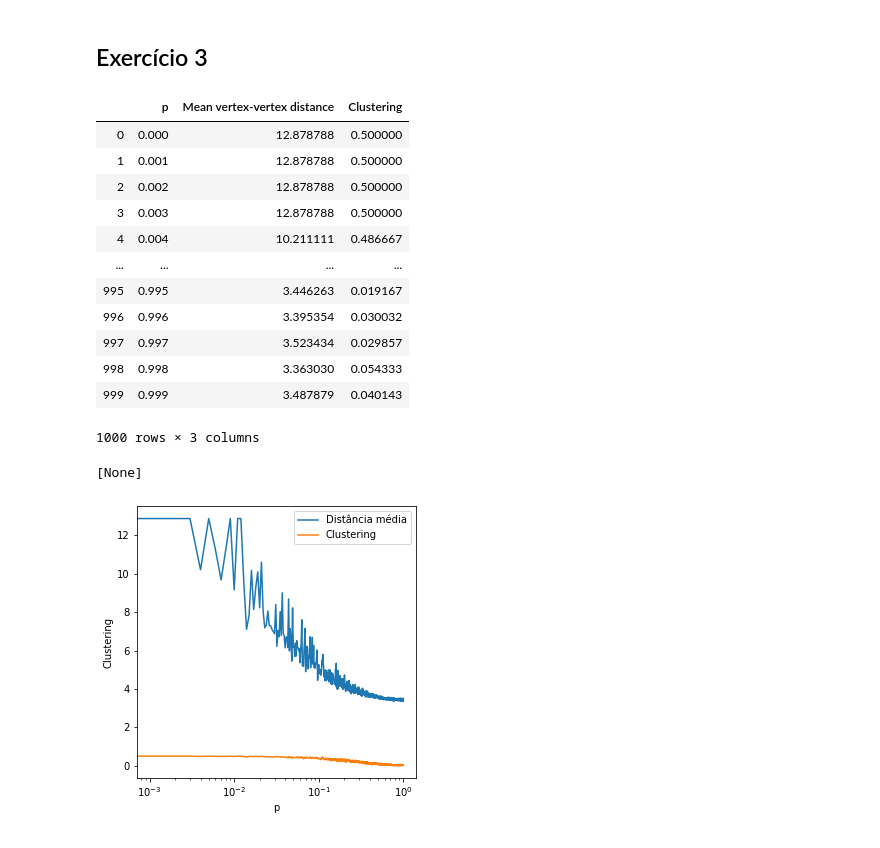
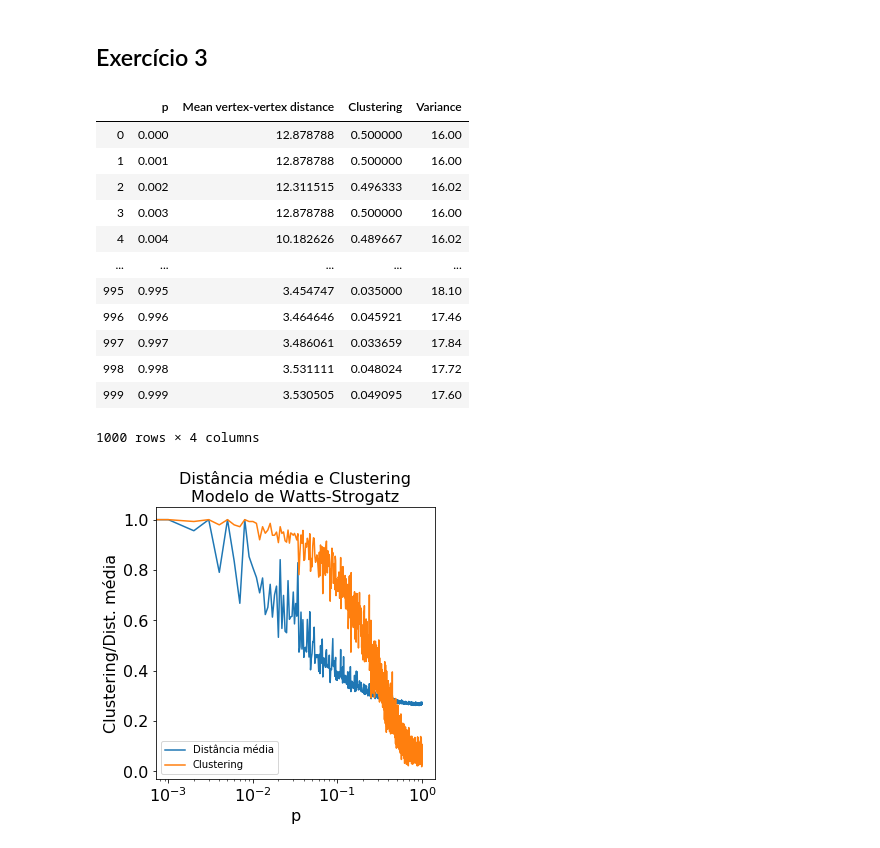
Before and after one commit to guimilan/redes_complexas, a Jupyter notebook: lista3/Lista3.ipynb, the cells around one changed output. Cells and saved outputs as stored; diff of their text form; code cells hidden in the pictures.

```diff
--- a/lista3/Lista3.ipynb
+++ b/lista3/Lista3.ipynb
@@ -226,35 +224,41 @@ Text(0.5, 1.0, 'Diâmetro\nk=30')
 # %% [markdown]
 ## Exercício 3
 # %%
-ex3_df = pd.DataFrame(columns=['p','Mean vertex-vertex distance','Clustering'])
+ex3_ws = pd.DataFrame(columns=['p','Mean vertex-vertex distance','Clustering','Variance'])
 n = 100
 k = 5
 for index, p in enumerate(np.arange(0, 1, 0.001)):
     ws = nx.watts_strogatz_graph(n, k, p, seed=None)
     mean_dist = nx.average_shortest_path_length(ws)
     clust = nx.average_clustering(ws)
-    ex3_df.loc[index] = [p, mean_dist, clust]
-
-ex3_df
+    var = moment_of_degree_distribution(ws, 2)
+    ex3_ws.loc[index] = [p, mean_dist, clust, var]
+ex3_ws
 # %% [output]
-|  | p | Mean vertex-vertex distance | Clustering |
-| 0 | 0.000 | 12.878788 | 0.500000 |
-| 1 | 0.001 | 12.878788 | 0.500000 |
-| 2 | 0.002 | 12.878788 | 0.500000 |
-| 3 | 0.003 | 12.878788 | 0.500000 |
-| 4 | 0.004 | 10.211111 | 0.486667 |
-| ... | ... | ... | ... |
-| 995 | 0.995 | 3.446263 | 0.019167 |
-| 996 | 0.996 | 3.395354 | 0.030032 |
-| 997 | 0.997 | 3.523434 | 0.029857 |
-| 998 | 0.998 | 3.363030 | 0.054333 |
-| 999 | 0.999 | 3.487879 | 0.040143 |
+|  | p | Mean vertex-vertex distance | Clustering | Variance |
+| 0 | 0.000 | 12.878788 | 0.500000 | 16.00 |
+| 1 | 0.001 | 12.878788 | 0.500000 | 16.00 |
+| 2 | 0.002 | 12.311515 | 0.496333 | 16.02 |
+| 3 | 0.003 | 12.878788 | 0.500000 | 16.00 |
+| 4 | 0.004 | 10.182626 | 0.489667 | 16.02 |
+| ... | ... | ... | ... | ... |
+| 995 | 0.995 | 3.454747 | 0.035000 | 18.10 |
+| 996 | 0.996 | 3.464646 | 0.045921 | 17.46 |
+| 997 | 0.997 | 3.486061 | 0.033659 | 17.84 |
+| 998 | 0.998 | 3.531111 | 0.048024 | 17.72 |
+| 999 | 0.999 | 3.530505 | 0.049095 | 17.60 |
-1000 rows × 3 columns
+1000 rows × 4 columns
 # %%
 fig, axis = plt.subplots(1,1, figsize=(5,5))
-sns.lineplot(x=ex3_df['p'], y=ex3_df['Mean vertex-vertex distance'], ax=axis, label='Distância média')
-graph = sns.lineplot(x=ex3_df['p'], y=ex3_df['Clustering'], ax=axis, label='Clustering')
+dist = ex3_ws['Mean vertex-vertex distance']
+dist = dist/dist.max()
+cluster = ex3_ws['Clustering']
+cluster = cluster/cluster.max()
+sns.lineplot(x=ex3_ws['p'], y=dist, ax=axis, label='Distância média')
+graph = sns.lineplot(x=ex3_ws['p'], y=cluster, ax=axis, label='Clustering')
 graph.set(xscale='log')
+axis.set_title('Distância média e Clustering\nModelo de Watts-Strogatz')
+axis.set_ylabel('Clustering/Dist. média')
+set_ax_fontsize(axis, 16)
 # %% [output]
-[None]
-[figure, old version]
+[figure, new version]
```
Also changed, not shown: parts of 5 cells of this notebook, 1 other file.
